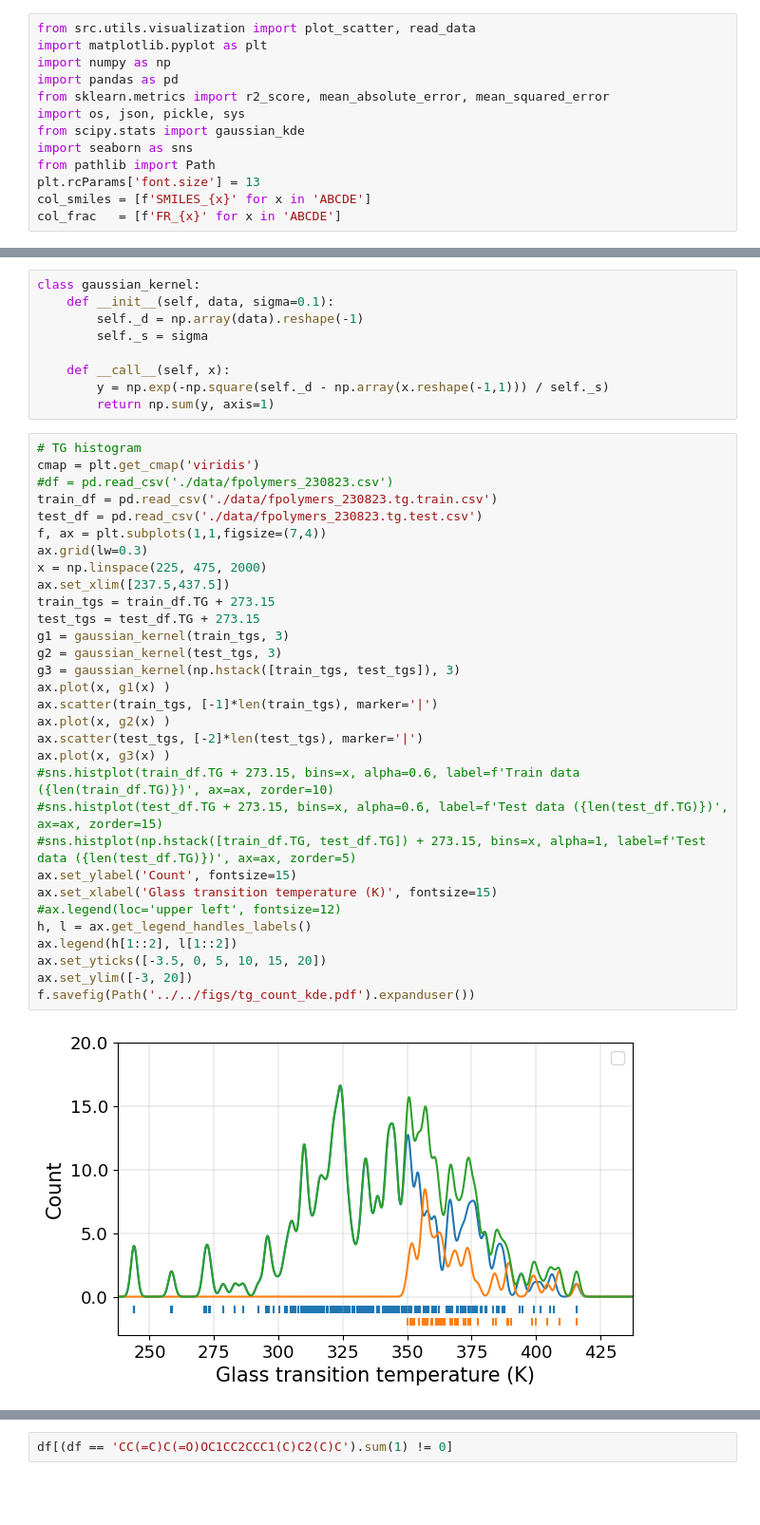
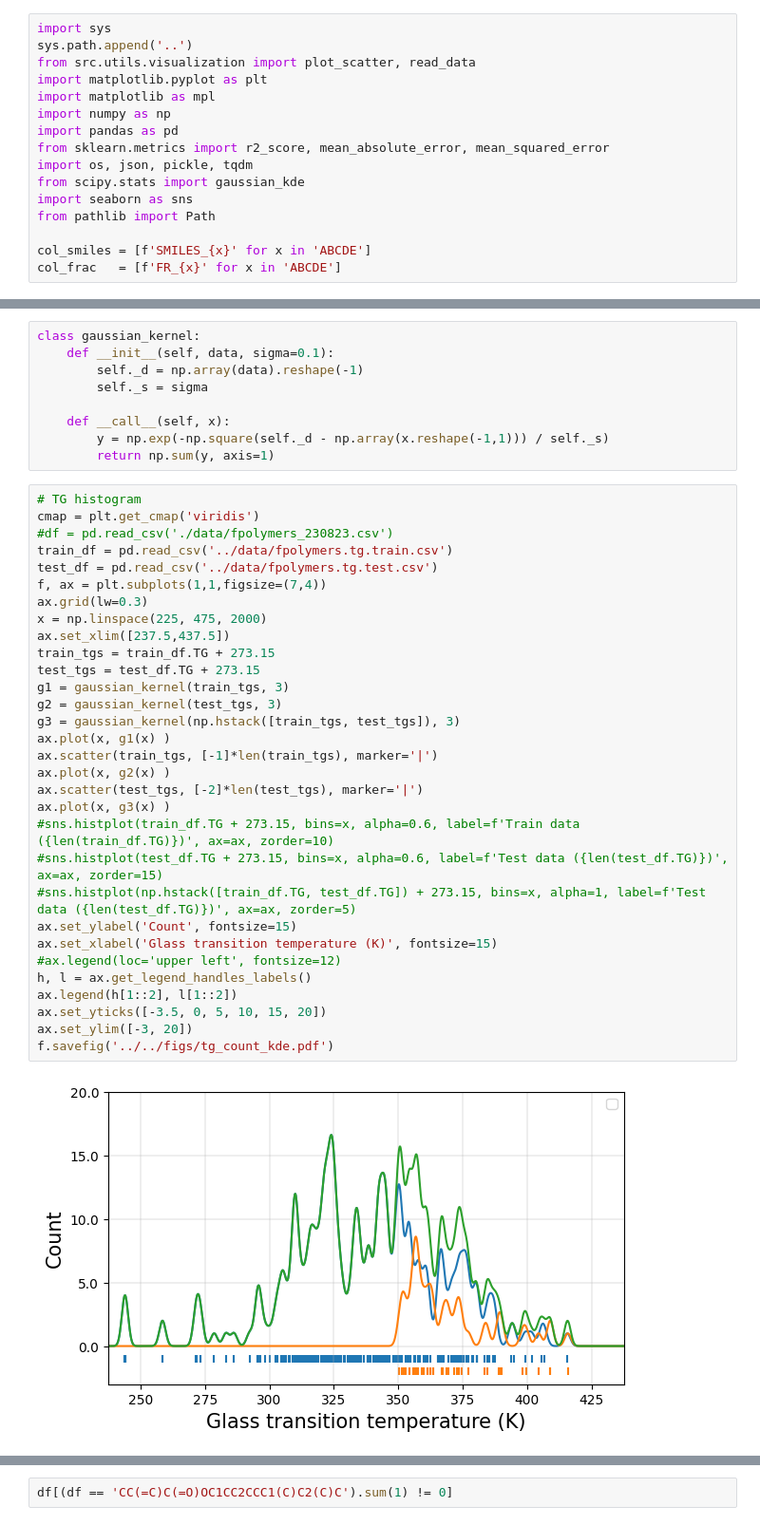
Before and after one commit to git-jhyang/KRICT_polymer, a Jupyter notebook: notebooks/data_visualization.ipynb, the cells around one changed output, grey strips where cells are left out. Shown at 95% size. Cells and saved outputs as stored; diff of their text form; blank space fills up the shorter version.

```diff
--- a/notebooks/data_visualization.ipynb
+++ b/notebooks/data_visualization.ipynb
@@ -1,13 +1,16 @@
 # %%
+import sys
+sys.path.append('..')
 from src.utils.visualization import plot_scatter, read_data
 import matplotlib.pyplot as plt
+import matplotlib as mpl
 import numpy as np
 import pandas as pd
 from sklearn.metrics import r2_score, mean_absolute_error, mean_squared_error
-import os, json, pickle, sys
+import os, json, pickle, tqdm
 from scipy.stats import gaussian_kde
 import seaborn as sns
 from pathlib import Path
-plt.rcParams['font.size'] = 13
+
 col_smiles = [f'SMILES_{x}' for x in 'ABCDE']
 col_frac   = [f'FR_{x}' for x in 'ABCDE']
@@ -23,33 +28,33 @@ class gaussian_kernel:
 # %%
 # TG histogram
 cmap = plt.get_cmap('viridis')
 #df = pd.read_csv('./data/fpolymers_230823.csv')
-train_df = pd.read_csv('./data/fpolymers_230823.tg.train.csv')
-test_df = pd.read_csv('./data/fpolymers_230823.tg.test.csv')
+train_df = pd.read_csv('../data/fpolymers.tg.train.csv')
+test_df = pd.read_csv('../data/fpolymers.tg.test.csv')
 f, ax = plt.subplots(1,1,figsize=(7,4))
 ax.grid(lw=0.3)
 x = np.linspace(225, 475, 2000)
 ax.set_xlim([237.5,437.5])
 train_tgs = train_df.TG + 273.15
 test_tgs = test_df.TG + 273.15
 g1 = gaussian_kernel(train_tgs, 3)
 g2 = gaussian_kernel(test_tgs, 3)
 g3 = gaussian_kernel(np.hstack([train_tgs, test_tgs]), 3)
 ax.plot(x, g1(x) )
 ax.scatter(train_tgs, [-1]*len(train_tgs), marker='|')
 ax.plot(x, g2(x) )
 ax.scatter(test_tgs, [-2]*len(test_tgs), marker='|')
 ax.plot(x, g3(x) )
 #sns.histplot(train_df.TG + 273.15, bins=x, alpha=0.6, label=f'Train data ({len(train_df.TG)})', ax=ax, zorder=10)
 #sns.histplot(test_df.TG + 273.15, bins=x, alpha=0.6, label=f'Test data ({len(test_df.TG)})', ax=ax, zorder=15)
 #sns.histplot(np.hstack([train_df.TG, test_df.TG]) + 273.15, bins=x, alpha=1, label=f'Test data ({len(test_df.TG)})', ax=ax, zorder=5)
 ax.set_ylabel('Count', fontsize=15)
 ax.set_xlabel('Glass transition temperature (K)', fontsize=15)
 #ax.legend(loc='upper left', fontsize=12)
 h, l = ax.get_legend_handles_labels()
 ax.legend(h[1::2], l[1::2])
 ax.set_yticks([-3.5, 0, 5, 10, 15, 20])
 ax.set_ylim([-3, 20])
-f.savefig(Path('../../figs/tg_count_kde.pdf').expanduser())
+f.savefig('../../figs/tg_count_kde.pdf')
 # %% [output]
-[figure, old version]
+[figure, new version]
```
Also changed, not shown: parts of 9 cells of this notebook, 1 other file.
